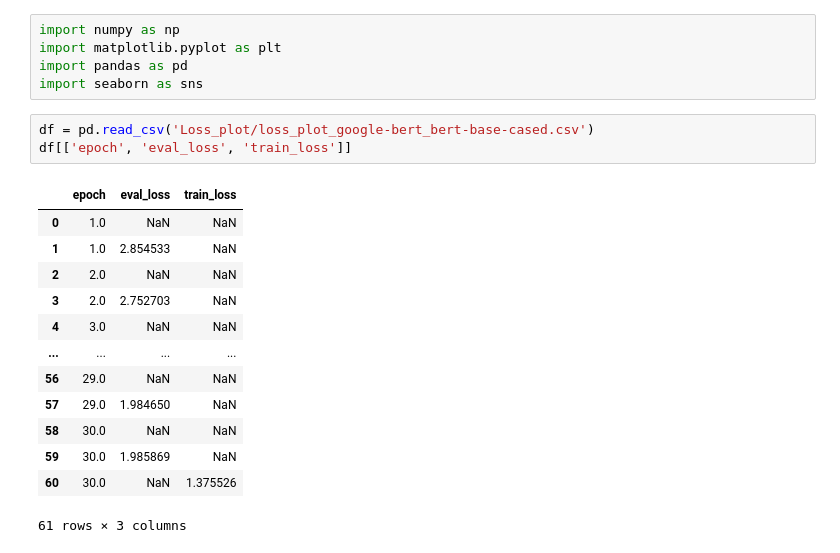
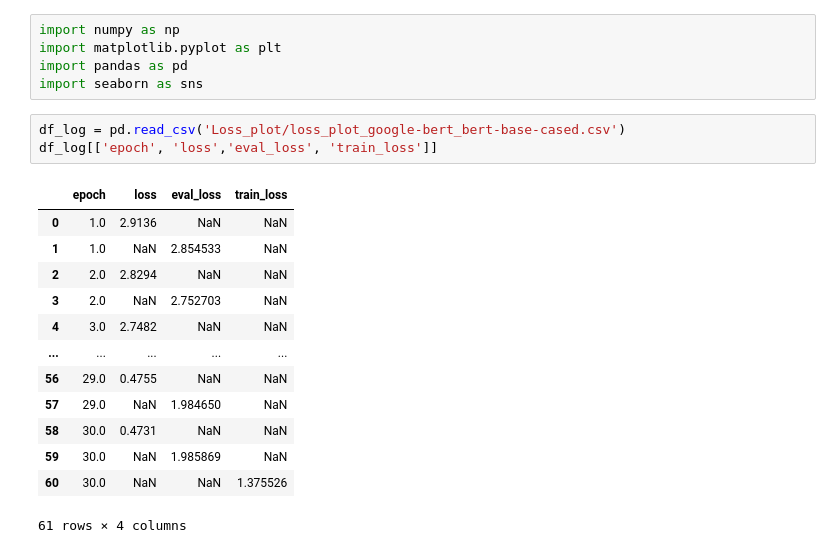
Before and after one commit to Akirahai/AI4SOL_KC, a Jupyter notebook: Train_log_history.ipynb, the cells around one changed output. Drawn from its saved outputs; the diff is of its cells as text.

Commit message:
'plot'

```diff
--- a/Train_log_history.ipynb
+++ b/Train_log_history.ipynb
@@ -4,19 +4,19 @@ import matplotlib.pyplot as plt
 import pandas as pd
 import seaborn as sns
 # %%
-df = pd.read_csv('Loss_plot/loss_plot_google-bert_bert-base-cased.csv')
-df[['epoch', 'eval_loss', 'train_loss']]
+df_log = pd.read_csv('Loss_plot/loss_plot_google-bert_bert-base-cased.csv')
+df_log[['epoch', 'loss','eval_loss', 'train_loss']]
 # %% [output]
-|  | epoch | eval_loss | train_loss |
-| 0 | 1.0 | NaN | NaN |
-| 1 | 1.0 | 2.854533 | NaN |
-| 2 | 2.0 | NaN | NaN |
-| 3 | 2.0 | 2.752703 | NaN |
-| 4 | 3.0 | NaN | NaN |
-| ... | ... | ... | ... |
-| 56 | 29.0 | NaN | NaN |
-| 57 | 29.0 | 1.984650 | NaN |
-| 58 | 30.0 | NaN | NaN |
-| 59 | 30.0 | 1.985869 | NaN |
-| 60 | 30.0 | NaN | 1.375526 |
+|  | epoch | loss | eval_loss | train_loss |
+| 0 | 1.0 | 2.9136 | NaN | NaN |
+| 1 | 1.0 | NaN | 2.854533 | NaN |
+| 2 | 2.0 | 2.8294 | NaN | NaN |
+| 3 | 2.0 | NaN | 2.752703 | NaN |
+| 4 | 3.0 | 2.7482 | NaN | NaN |
+| ... | ... | ... | ... | ... |
+| 56 | 29.0 | 0.4755 | NaN | NaN |
+| 57 | 29.0 | NaN | 1.984650 | NaN |
+| 58 | 30.0 | 0.4731 | NaN | NaN |
+| 59 | 30.0 | NaN | 1.985869 | NaN |
+| 60 | 30.0 | NaN | NaN | 1.375526 |
-61 rows × 3 columns
+61 rows × 4 columns
```
Also changed, not shown: parts of 2 cells of this notebook, 1 other file.
